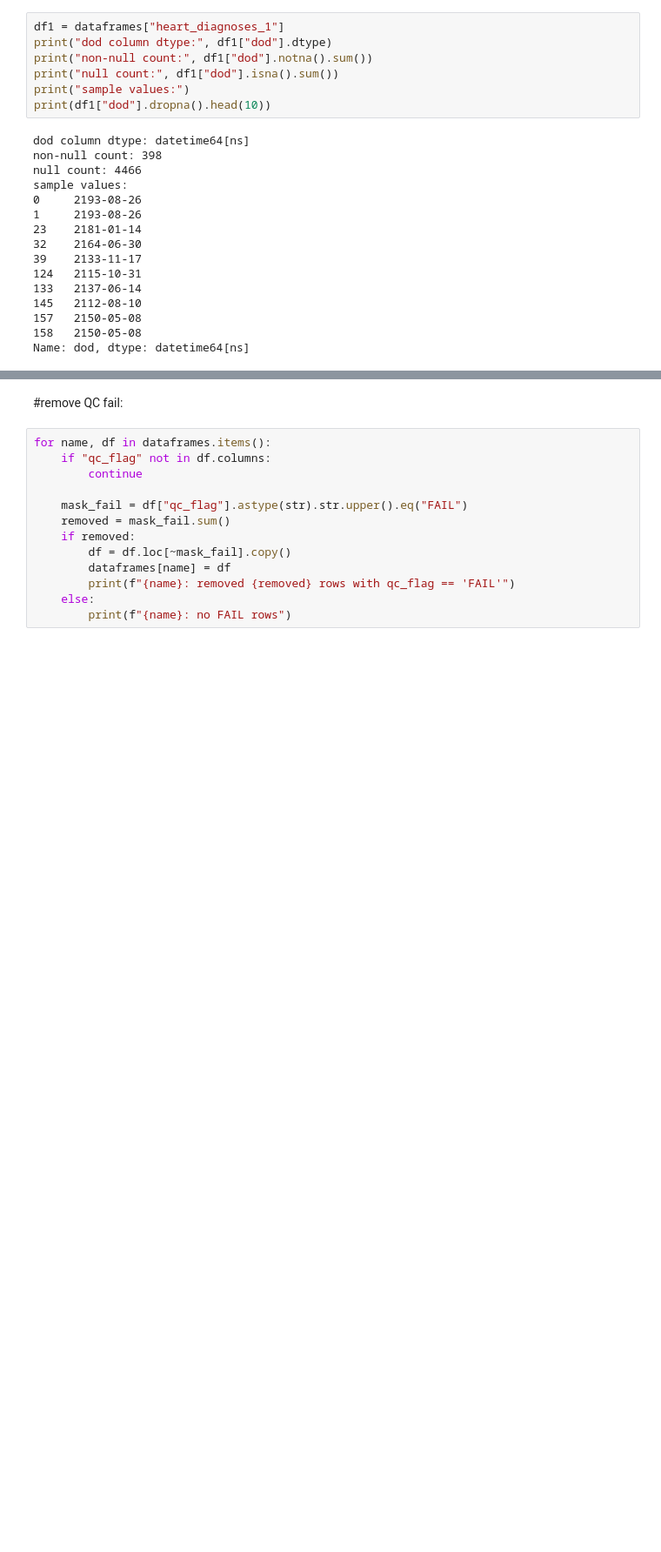
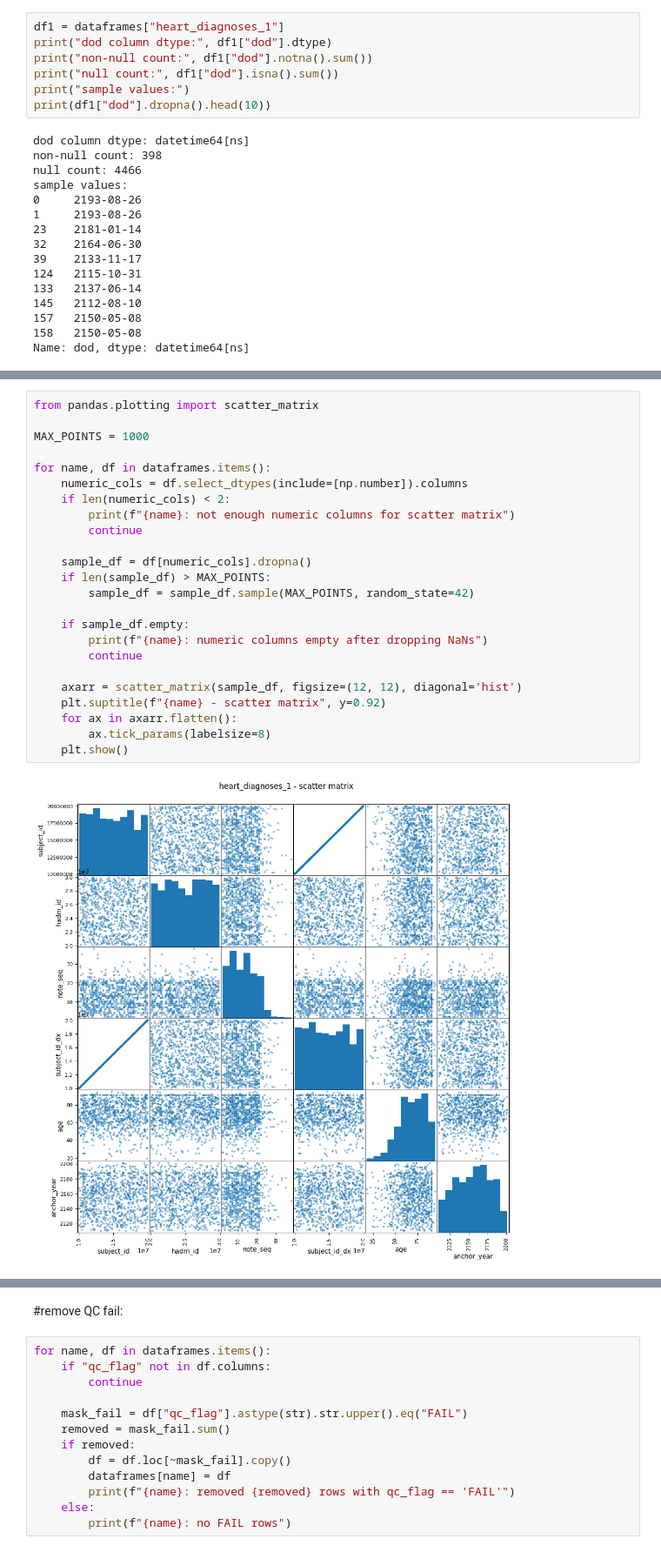
Before and after one commit to alexandermittet/Data_Analytics_for_Health_UniPi, a Jupyter notebook: code/1.0 pre.ipynb, the cells around one changed output, grey strips where cells are left out. Shown at 87% size. Saved outputs shown, nothing was run; the diff lists cells and outputs as text; blank space fills up the shorter version.

```diff
--- a/code/1.0 pre.ipynb
+++ b/code/1.0 pre.ipynb
@@ -276,0 +410,26 @@ Name: dod, dtype: datetime64[ns]
+# %%
+from pandas.plotting import scatter_matrix
+
+MAX_POINTS = 1000
+
+for name, df in dataframes.items():
+    numeric_cols = df.select_dtypes(include=[np.number]).columns
+    if len(numeric_cols) < 2:
+        print(f"{name}: not enough numeric columns for scatter matrix")
+        continue
+
+    sample_df = df[numeric_cols].dropna()
+    if len(sample_df) > MAX_POINTS:
+        sample_df = sample_df.sample(MAX_POINTS, random_state=42)
+
+    if sample_df.empty:
+        print(f"{name}: numeric columns empty after dropping NaNs")
+        continue
+
+    axarr = scatter_matrix(sample_df, figsize=(12, 12), diagonal='hist')
+    plt.suptitle(f"{name} - scatter matrix", y=0.92)
+    for ax in axarr.flatten():
+        ax.tick_params(labelsize=8)
+    plt.show()
+# %% [output]
+[figure, added]
```
Also changed, not shown: parts of 8 cells of this notebook, 1 other file.
